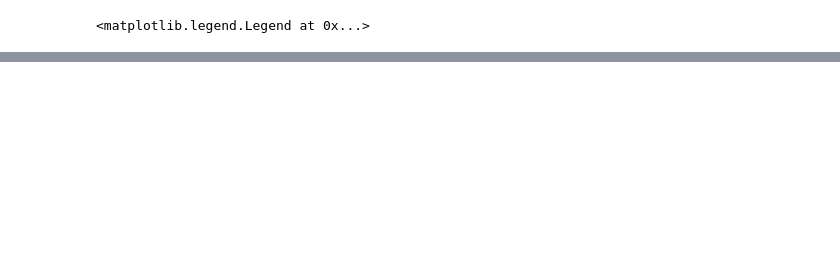
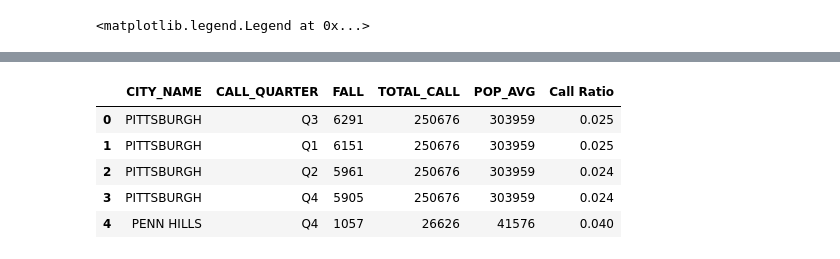
Before and after one commit to thoo/EMS-Dispatches-Pittsburgh, a Jupyter notebook: data_preprocessing.ipynb, the cells around one changed output, grey strips where cells are left out. Saved outputs shown, nothing was run; the diff lists cells and outputs as text; code cells hidden in the pictures; blank space fills up the shorter version.

```diff
--- a/data_preprocessing.ipynb
+++ b/data_preprocessing.ipynb
@@ -525,0 +570,5 @@ plt.legend(loc='lower left')
+# %%
+# Build a dataframe with accumulative calls for each city
+df_total_call=(df_ems
+  .groupby(['CITY_NAME']).size().reset_index(name='TOTAL_CALL')
+  .sort_values(by=['TOTAL_CALL'],ascending=False))
@@ -525,0 +613,9 @@ plt.legend(loc='lower left')
+# %%
+t.head()
+# %% [output]
+|  | CITY_NAME | CALL_QUARTER | FALL | TOTAL_CALL | POP_AVG | Call Ratio |
+| 0 | PITTSBURGH | Q3 | 6291 | 250676 | 303959 | 0.025 |
+| 1 | PITTSBURGH | Q1 | 6151 | 250676 | 303959 | 0.025 |
+| 2 | PITTSBURGH | Q2 | 5961 | 250676 | 303959 | 0.024 |
+| 3 | PITTSBURGH | Q4 | 5905 | 250676 | 303959 | 0.024 |
+| 4 | PENN HILLS | Q4 | 1057 | 26626 | 41576 | 0.040 |
```
Also changed, not shown: parts of 19 cells of this notebook, 4 other files.
